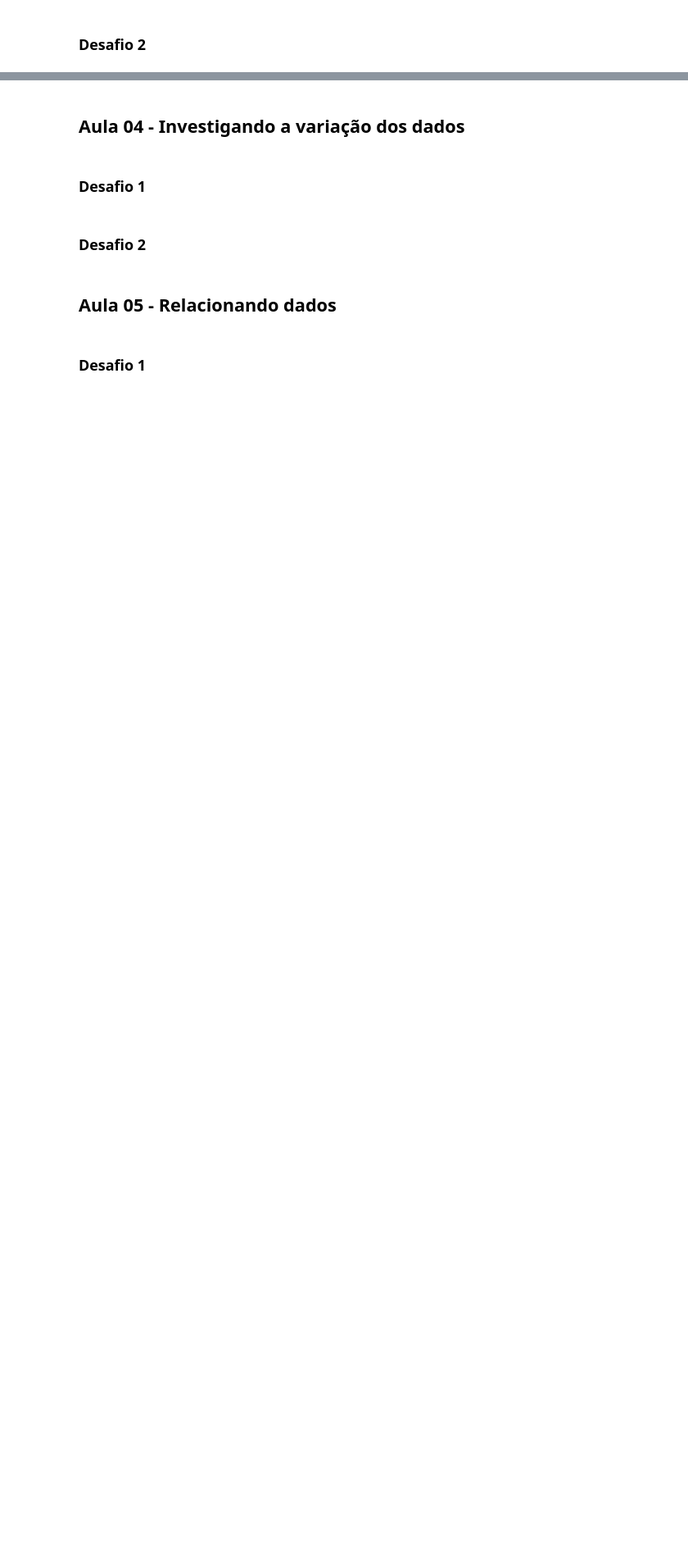
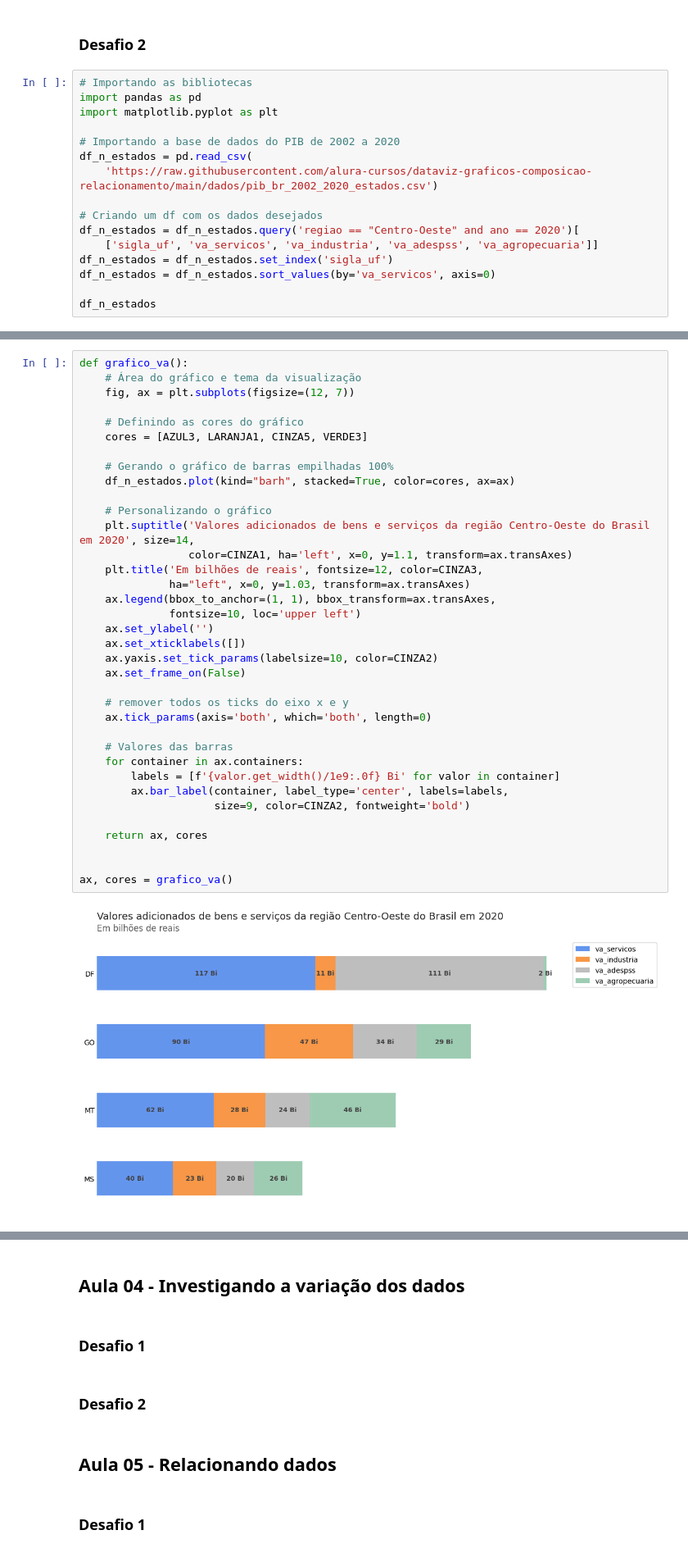
Before and after one commit to juliogazoli/alura-data-visualization-python-graficos-de-composicao-e-relacionamento, a Jupyter notebook: Desafios.ipynb, the cells around one changed output, grey strips where cells are left out. Shown at 82% size. Drawn from its saved outputs; the diff is of its cells as text; blank space fills up the shorter version.

```diff
--- a/Desafios.ipynb
+++ b/Desafios.ipynb
@@ -298,2 +380,18 @@ fig.show()
 # %% [markdown]
 ### Desafio 2
+# %%
+# Importando as bibliotecas
+import pandas as pd
+import matplotlib.pyplot as plt
+
+# Importando a base de dados do PIB de 2002 a 2020
+df_n_estados = pd.read_csv(
+    'https://raw.githubusercontent.com/alura-cursos/dataviz-graficos-composicao-relacionamento/main/dados/pib_br_2002_2020_estados.csv')
+
+# Criando um df com os dados desejados
+df_n_estados = df_n_estados.query('regiao == "Centro-Oeste" and ano == 2020')[
+    ['sigla_uf', 'va_servicos', 'va_industria', 'va_adespss', 'va_agropecuaria']]
+df_n_estados = df_n_estados.set_index('sigla_uf')
+df_n_estados = df_n_estados.sort_values(by='va_servicos', axis=0)
+
+df_n_estados
@@ -299,0 +426,38 @@ fig.show()
+# %%
+def grafico_va():
+    # Área do gráfico e tema da visualização
+    fig, ax = plt.subplots(figsize=(12, 7))
+
+    # Definindo as cores do gráfico
+    cores = [AZUL3, LARANJA1, CINZA5, VERDE3]
+
+    # Gerando o gráfico de barras empilhadas 100%
+    df_n_estados.plot(kind="barh", stacked=True, color=cores, ax=ax)
+
+    # Personalizando o gráfico
+    plt.suptitle('Valores adicionados de bens e serviços da região Centro-Oeste do Brasil em 2020', size=14,
+                 color=CINZA1, ha='left', x=0, y=1.1, transform=ax.transAxes)
+    plt.title('Em bilhões de reais', fontsize=12, color=CINZA3,
+              ha="left", x=0, y=1.03, transform=ax.transAxes)
+    ax.legend(bbox_to_anchor=(1, 1), bbox_transform=ax.transAxes,
+              fontsize=10, loc='upper left')
+    ax.set_ylabel('')
+    ax.set_xticklabels([])
+    ax.yaxis.set_tick_params(labelsize=10, color=CINZA2)
+    ax.set_frame_on(False)
+
+    # remover todos os ticks do eixo x e y
+    ax.tick_params(axis='both', which='both', length=0)
+
+    # Valores das barras
+    for container in ax.containers:
+        labels = [f'{valor.get_width()/1e9:.0f} Bi' for valor in container]
+        ax.bar_label(container, label_type='center', labels=labels,
+                     size=9, color=CINZA2, fontweight='bold')
+
+    return ax, cores
+
+
+ax, cores = grafico_va()
+# %% [output]
+[figure, added]
```
Also changed, not shown: parts of 14 cells of this notebook.
